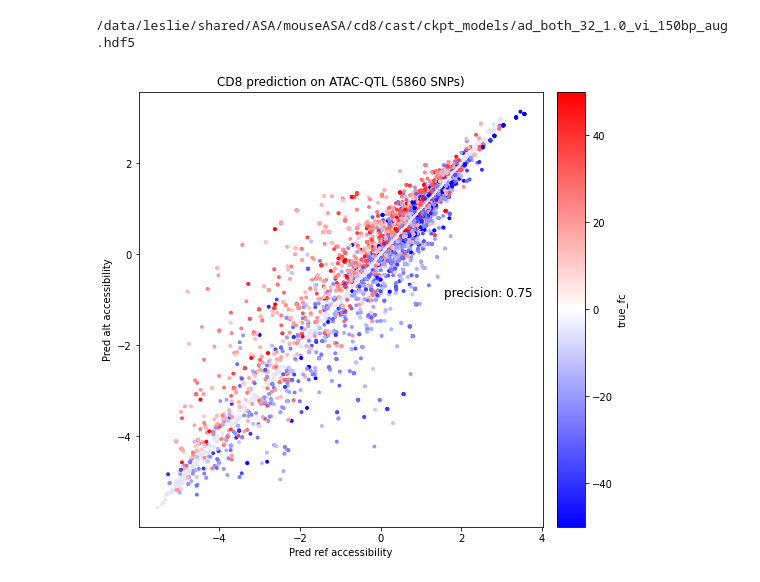
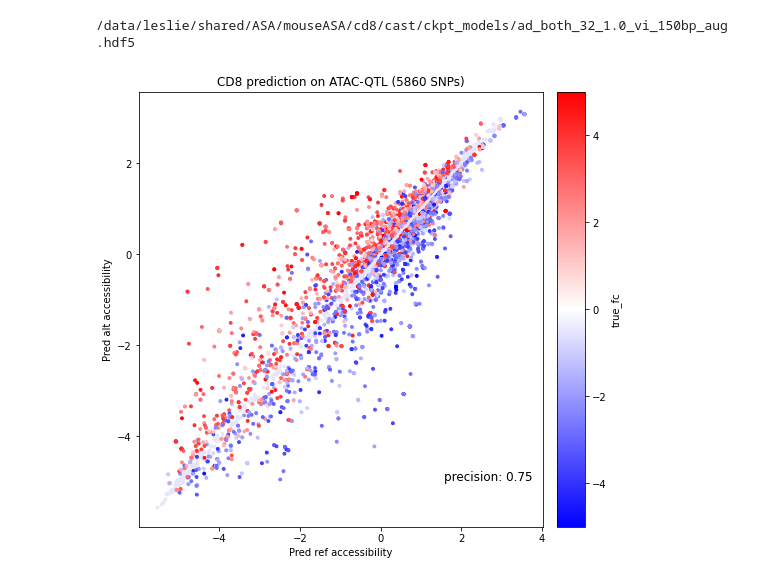
Before and after one commit to adityasinha379/mouseASA, a Jupyter notebook: scripts/ATAC-QTL.ipynb, the cells around one changed output. Saved outputs shown, nothing was run; the diff lists cells and outputs as text; code cells hidden in the pictures.

```diff
--- a/scripts/ATAC-QTL.ipynb
+++ b/scripts/ATAC-QTL.ipynb
@@ -72,31 +72,32 @@ pred_alt = preds[:,1]
 # %% [output]
 /data/leslie/shared/ASA/mouseASA/cd8/cast/ckpt_models/ad_both_32_1.0_vi_150bp_aug.hdf5
 # %%
+# Classification performance of mouse model on human ATAC QTLs
 from mpl_toolkits.axes_grid1 import make_axes_locatable
 import matplotlib.pyplot as plt
 pred_fc = pred_alt - pred_ref
-true_fc = df['altCount'][idx]-df['refCount'][idx]
+true_fc = np.log2((1+df['altCount'][idx])/(1+df['refCount'][idx]))
 
 fig = plt.figure(figsize=(8,8))
 ax = fig.add_subplot()
 
 ax.scatter(pred_ref, pred_alt, s = 8, c = 'lavender')
 sc = ax.scatter(pred_ref[abs(pred_fc)>0.1],
            pred_alt[abs(pred_fc)>0.1], c = true_fc[abs(pred_fc)>0.1],
-            vmax = 50, vmin = -50, cmap = 'bwr', s = 8)
+            vmax = 5, vmin = -5, cmap = 'bwr', s = 8)
 
 plt.title('CD8 prediction on ATAC-QTL ({} SNPs)'.format(len(pred_fc)))
 divider = make_axes_locatable(ax)
 cax = divider.append_axes('right', size="7%", pad=0.2,)
 fig.colorbar(sc, cax=cax)
 ax.set_xlabel('Pred ref accessibility')
 ax.set_ylabel('Pred alt accessibility')
 plt.ylabel('true_fc')
 
 temp1 = (pred_fc[abs(pred_fc)>0.1]*true_fc[abs(pred_fc)>0.1]) > 0
 prec = sum(temp1)/len(temp1)
-plt.text(-4, 2.2, 'precision: {:.2f}'.format(prec),
+plt.text(-4, -4, 'precision: {:.2f}'.format(prec),
          ha='left', va='bottom',fontsize=12)
 plt.show()
 # %% [output]
-[figure, old version]
+[figure, new version]
```
Also changed, not shown: parts of 13 cells of this notebook, 3 other files.
